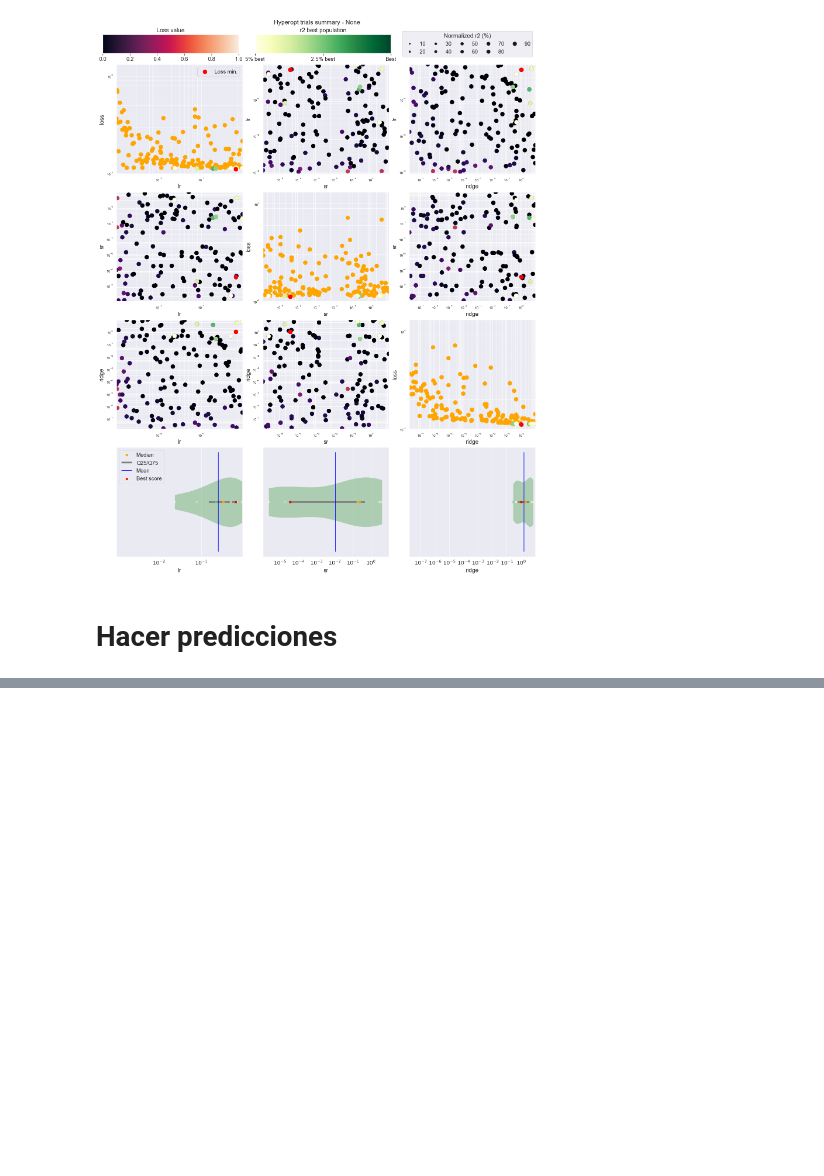
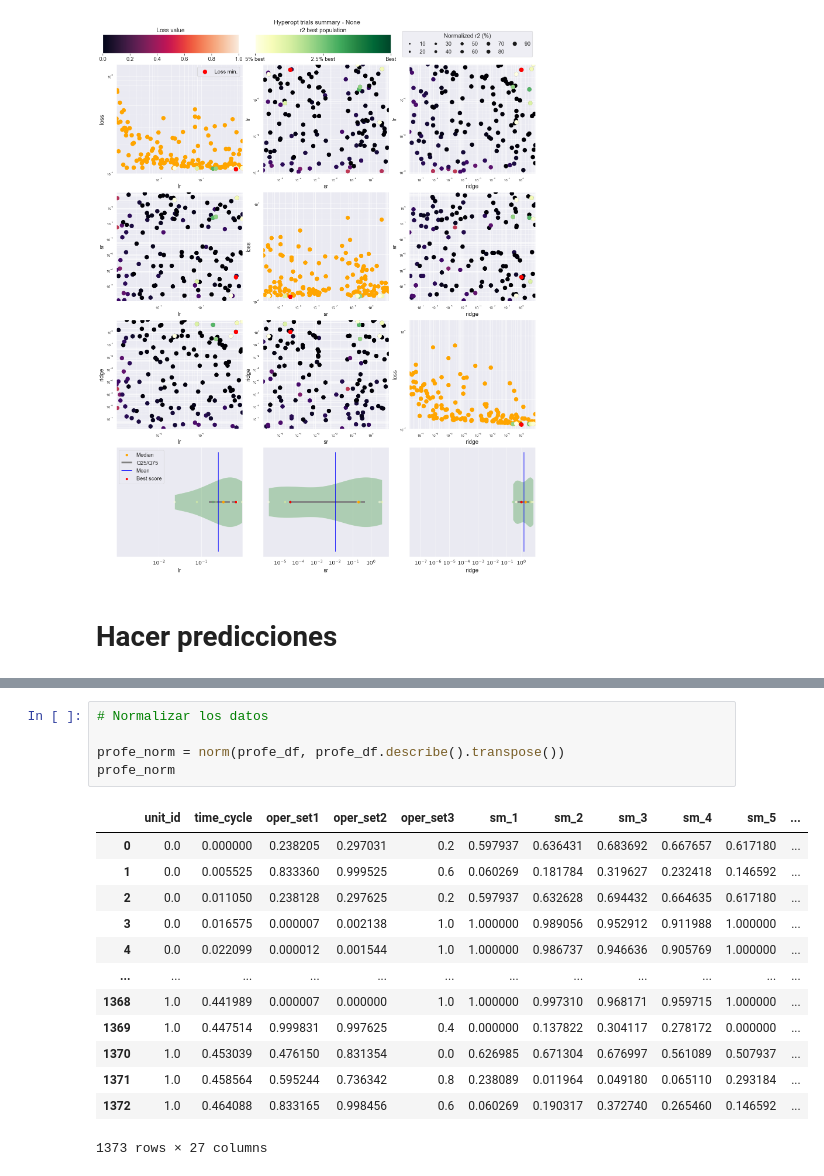
Before and after one commit to Dave4006/ProyectoMante, a Jupyter notebook: Programacion/ESN.ipynb, the cells around one changed output, grey strips where cells are left out. Saved outputs shown, nothing was run; the diff lists cells and outputs as text; blank space fills up the shorter version.

```diff
--- a/Programacion/ESN.ipynb
+++ b/Programacion/ESN.ipynb
@@ -598,0 +675,19 @@ print(mse(y_true=denorm_y_test, y_pred=denorm_y_pred))
+# %%
+# Normalizar los datos
+
+profe_norm = norm(profe_df, profe_df.describe().transpose())
+profe_norm
+# %% [output]
+|  | unit_id | time_cycle | oper_set1 | oper_set2 | oper_set3 | sm_1 | sm_2 | sm_3 | sm_4 | sm_5 | ... |
+| 0 | 0.0 | 0.000000 | 0.238205 | 0.297031 | 0.2 | 0.597937 | 0.636431 | 0.683692 | 0.667657 | 0.617180 | ... |
+| 1 | 0.0 | 0.005525 | 0.833360 | 0.999525 | 0.6 | 0.060269 | 0.181784 | 0.319627 | 0.232418 | 0.146592 | ... |
+| 2 | 0.0 | 0.011050 | 0.238128 | 0.297625 | 0.2 | 0.597937 | 0.632628 | 0.694432 | 0.664635 | 0.617180 | ... |
+| 3 | 0.0 | 0.016575 | 0.000007 | 0.002138 | 1.0 | 1.000000 | 0.989056 | 0.952912 | 0.911988 | 1.000000 | ... |
+| 4 | 0.0 | 0.022099 | 0.000012 | 0.001544 | 1.0 | 1.000000 | 0.986737 | 0.946636 | 0.905769 | 1.000000 | ... |
+| ... | ... | ... | ... | ... | ... | ... | ... | ... | ... | ... | ... |
+| 1368 | 1.0 | 0.441989 | 0.000007 | 0.000000 | 1.0 | 1.000000 | 0.997310 | 0.968171 | 0.959715 | 1.000000 | ... |
+| 1369 | 1.0 | 0.447514 | 0.999831 | 0.997625 | 0.4 | 0.000000 | 0.137822 | 0.304117 | 0.278172 | 0.000000 | ... |
+| 1370 | 1.0 | 0.453039 | 0.476150 | 0.831354 | 0.0 | 0.626985 | 0.671304 | 0.676997 | 0.561089 | 0.507937 | ... |
+| 1371 | 1.0 | 0.458564 | 0.595244 | 0.736342 | 0.8 | 0.238089 | 0.011964 | 0.049180 | 0.065110 | 0.293184 | ... |
+| 1372 | 1.0 | 0.464088 | 0.833165 | 0.998456 | 0.6 | 0.060269 | 0.190317 | 0.372740 | 0.265460 | 0.146592 | ... |
+1373 rows × 27 columns
```
Also changed, not shown: parts of 21 cells of this notebook, 2 other files.
